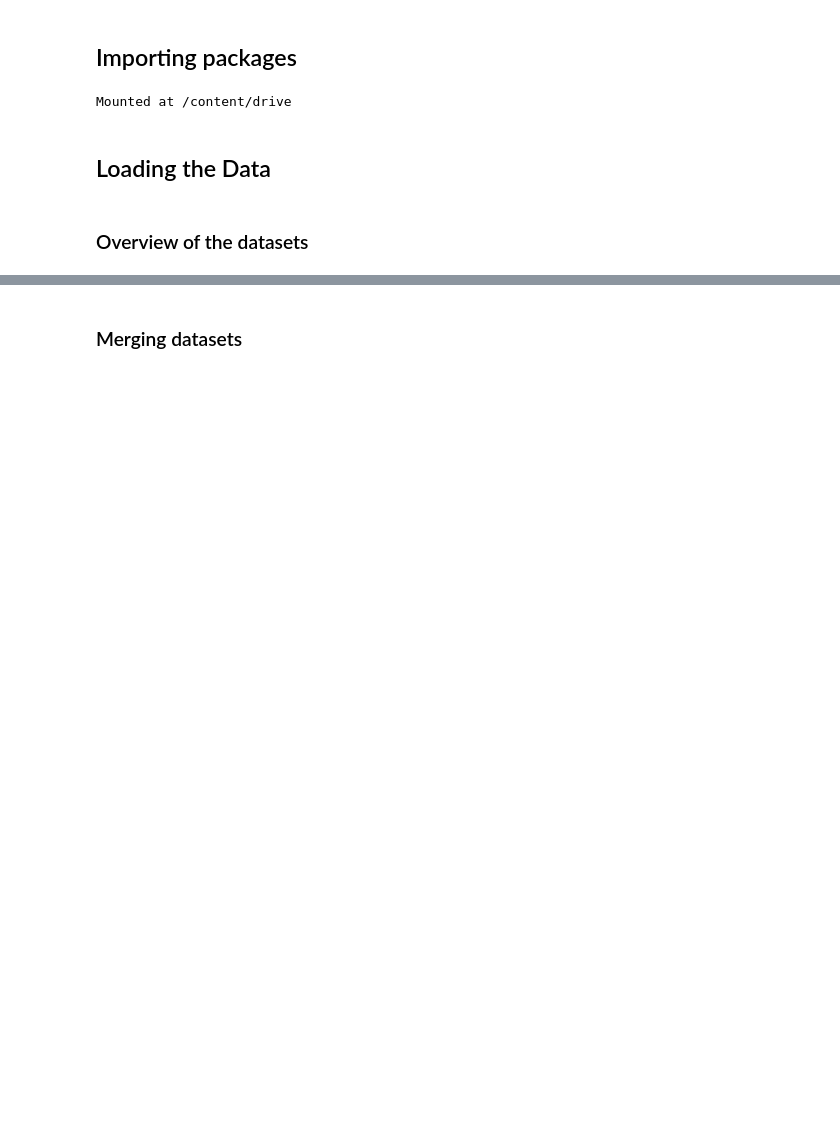
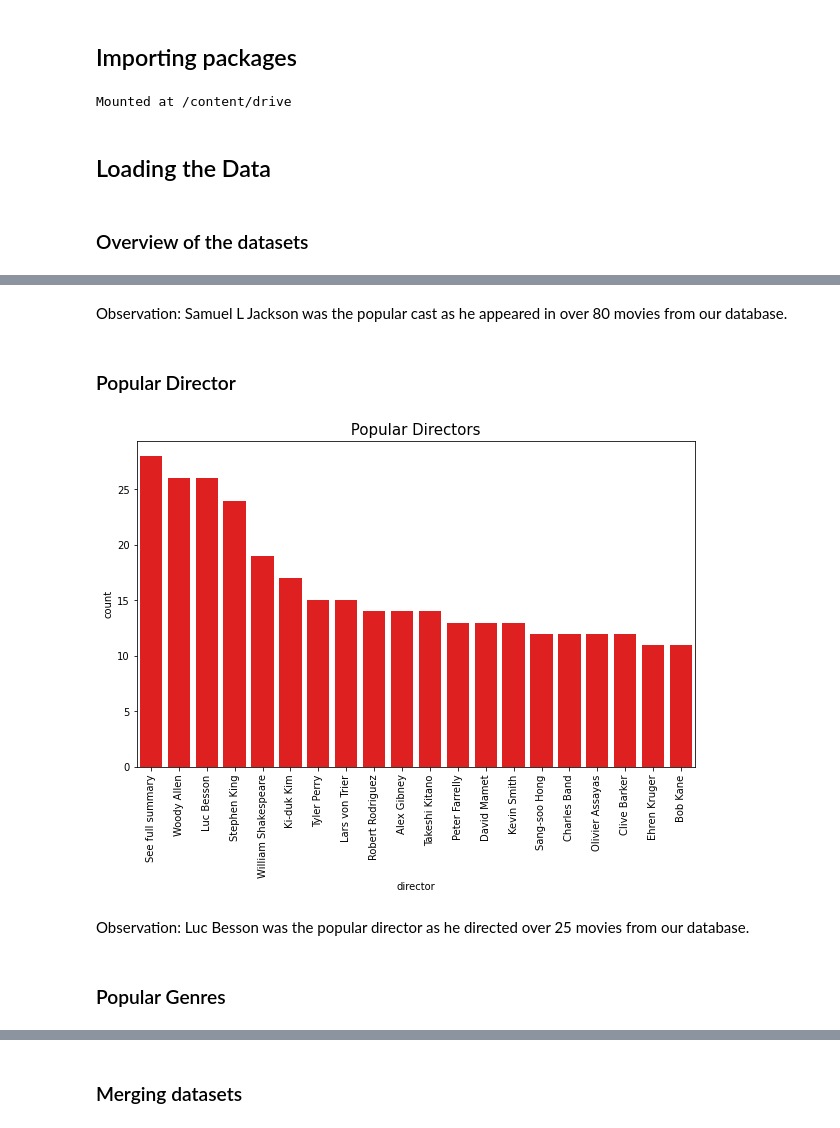
Before and after one commit to lucyzandile/unsupervised-predict-streamlit-template, a Jupyter notebook: Team_15_Unsupervised_Predict.ipynb, the cells around one changed output, grey strips where cells are left out. Cells and saved outputs as stored; diff of their text form; code cells hidden in the pictures; blank space fills up the shorter version.

```diff
--- a/Team_15_Unsupervised_Predict.ipynb
+++ b/Team_15_Unsupervised_Predict.ipynb
@@ -68,0 +349,18 @@ df_movies = pd.read_csv("/content/drive/MyDrive/Colab Notebooks/movies.csv")
+# %% [markdown]
+Observation: Samuel L Jackson was the popular cast as he appeared in over 80 movies from our database.
+# %% [markdown]
+### Popular Director
+# %%
+#Plotting popular cast using count-plot
+plt.figure(figsize = (10,6))
+director=df_imdb['director'].explode()
+ax=sns.countplot(x= director, order = director.value_counts().index[:20],color='red')
+ax.set_title(' Popular Directors ',fontsize=15)
+plt.xticks(rotation=90)
+plt.show()
+# %% [output]
+[figure, added]
+# %% [markdown]
+Observation: Luc Besson was the popular director as he directed over 25 movies from our database.
+# %% [markdown]
+### Popular Genres
```
Also changed, not shown: parts of 46 cells of this notebook.
